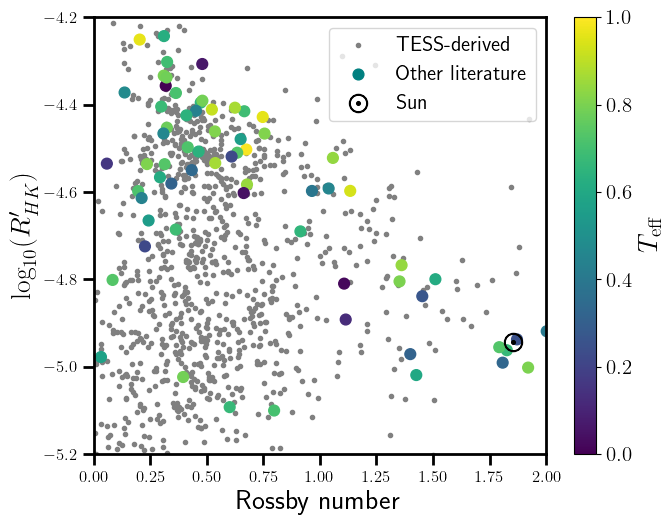
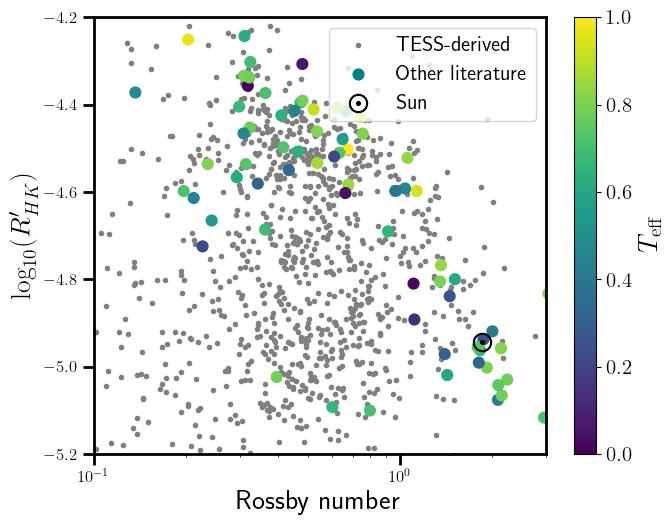
Unified diff of the notebook cell whose output changed from the first chart to the second:
--- before
+++ after
@@ -1,7 +1,2 @@
-# https://iopscience.iop.org/article/10.1088/0004-637X/741/1/54#apj404215s4 eq 36
-tau = 314.24 * np.exp(-(merged_HPIC['Teff']/1952.5) - (merged_HPIC['Teff']/6250.)**18 ) + 0.002
-
-#tau = 10**(0.64+0.25*(merged_HPIC['Vmag']-merged_HPIC['Ksmag']))
-
 TESS = (merged_HPIC['r_prot_adopt'] == '2023ApJS..268....4F') | (merged_HPIC['r_prot_adopt'] == '2026arXiv260305586B')
 subset = ~TESS 
@@ -14,9 +9,9 @@
 
 plt.scatter( 
-    merged_HPIC['prot_adopt'][TESS ]/tau[TESS], 
+    merged_HPIC['prot_adopt'][TESS ]/merged_HPIC['tau_cranmer11'][TESS], 
     merged_HPIC['RHK_calculated_pyastro'][TESS],  
             c='gray', marker='.', label='TESS-derived')
 plt.scatter( 
-    merged_HPIC['prot_adopt'][subset]/tau[subset],
+    merged_HPIC['prot_adopt'][subset]/merged_HPIC['tau_cranmer11'][subset],
     merged_HPIC['RHK_calculated_pyastro'][subset], 
     c=merged_HPIC['Teff'][subset], s=60, 
@@ -35,5 +30,6 @@
 plt.xlabel('Rossby number')
 plt.ylabel(r'$\log_{10}(R^\prime_{HK})$')
-plt.xlim(0,2)
+plt.xlim(0.1,3)
+plt.xscale('log')
 plt.ylim(-5.2,-4.2)
 plt.tight_layout()

Commit: Changes following 5/18 meeting